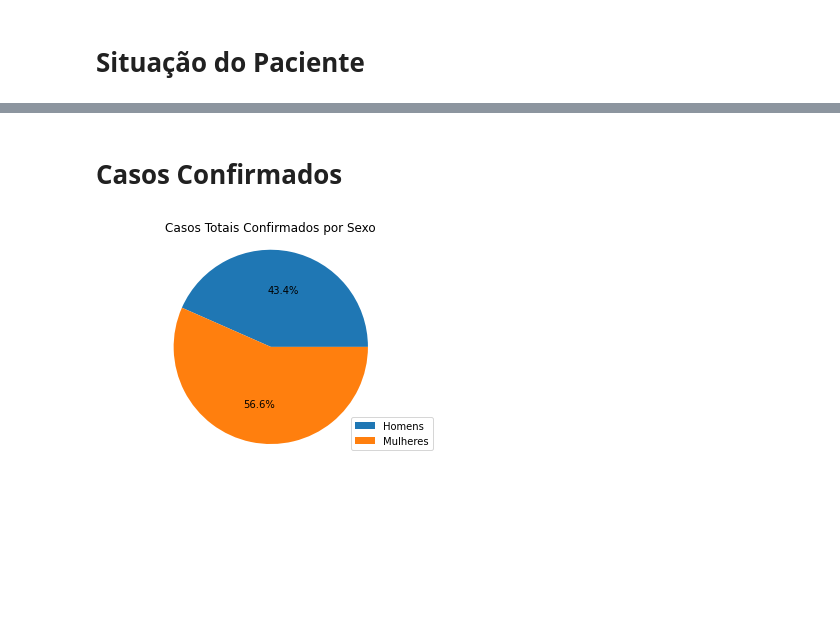
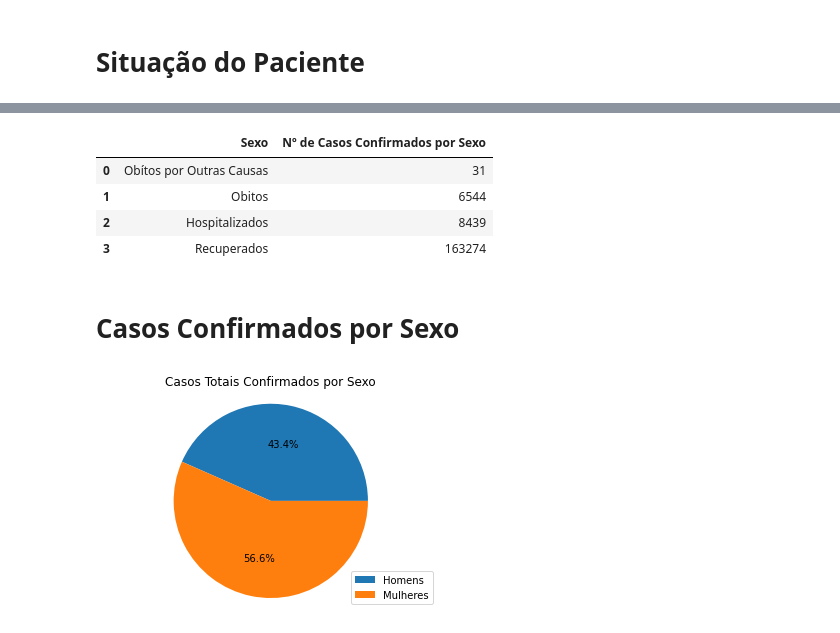
Before and after one commit to Jose-Bruno/Visualiza-oComputacional, a Jupyter notebook: José_Bruno_da_Silva_Santos_Visualização_Computacional.ipynb, the cells around one changed output, grey strips where cells are left out. Saved outputs shown, nothing was run; the diff lists cells and outputs as text; code cells hidden in the pictures; blank space fills up the shorter version.

```diff
--- a/José_Bruno_da_Silva_Santos_Visualização_Computacional.ipynb
+++ b/José_Bruno_da_Silva_Santos_Visualização_Computacional.ipynb
@@ -59,6 +71,7 @@ plt.show()
 # %%
 recuperado =  len(dados[(dados['Situação do paciente confirmado'] == 'RECUPERADO')])
-obito = len(dados[(dados['Situação do paciente confirmado'] == 'ÓBITO')])
-hospitalizado = len(dados[(dados['Situação do paciente confirmado'] == 'HOSPITALIZADO')])
+obito = len(dados[(dados['Situação do paciente confirmado'] == 'ÓBITO') | (dados['Situação do paciente confirmado'] == 'óbITO')])
+hospitalizado = len(dados[(dados['Situação do paciente confirmado'] == 'HOSPITALIZADO') | (dados['Situação do paciente confirmado'] == 'Hospitalizado')])
 isolamento = len(dados[(dados['Situação do paciente confirmado'] == 'ISOLAMENTO DOMICILIAR')])
+obito_outros = len(dados[(dados['Situação do paciente confirmado'] == 'ÓBITO POR OUTRAS CAUSAS')])
 # %%
@@ -73,5 +86,16 @@ plt.show()
+# %%
+lista2 = [obito_outros, obito, hospitalizado, isolamento]
+legenda2 = ["Obítos por Outras Causas", "Obitos", "Hospitalizados", "Recuperados", "Isolamento"]
+obitos = pd.DataFrame(list(zip(legenda2, lista2)), columns = ['Sexo','Nº de Casos Confirmados por Sexo'])
+obitos.head()
+# %% [output]
+|  | Sexo | Nº de Casos Confirmados por Sexo |
+| 0 | Obítos por Outras Causas | 31 |
+| 1 | Obitos | 6544 |
+| 2 | Hospitalizados | 8439 |
+| 3 | Recuperados | 163274 |
 # %% [markdown]
-# Casos Confirmados
+# Casos Confirmados por Sexo
 # %%
 casos_confirmados_homens = len(dados[(dados['SEXO'] == 'M') & (dados['CLASSIFICAÇÃO'] == 'CONFIRMADO')])
 casos_confirmados_mulheres = len(dados[(dados['SEXO'] == 'F') & (dados['CLASSIFICAÇÃO'] == 'CONFIRMADO')])
```
Also changed, not shown: parts of 7 cells of this notebook.
